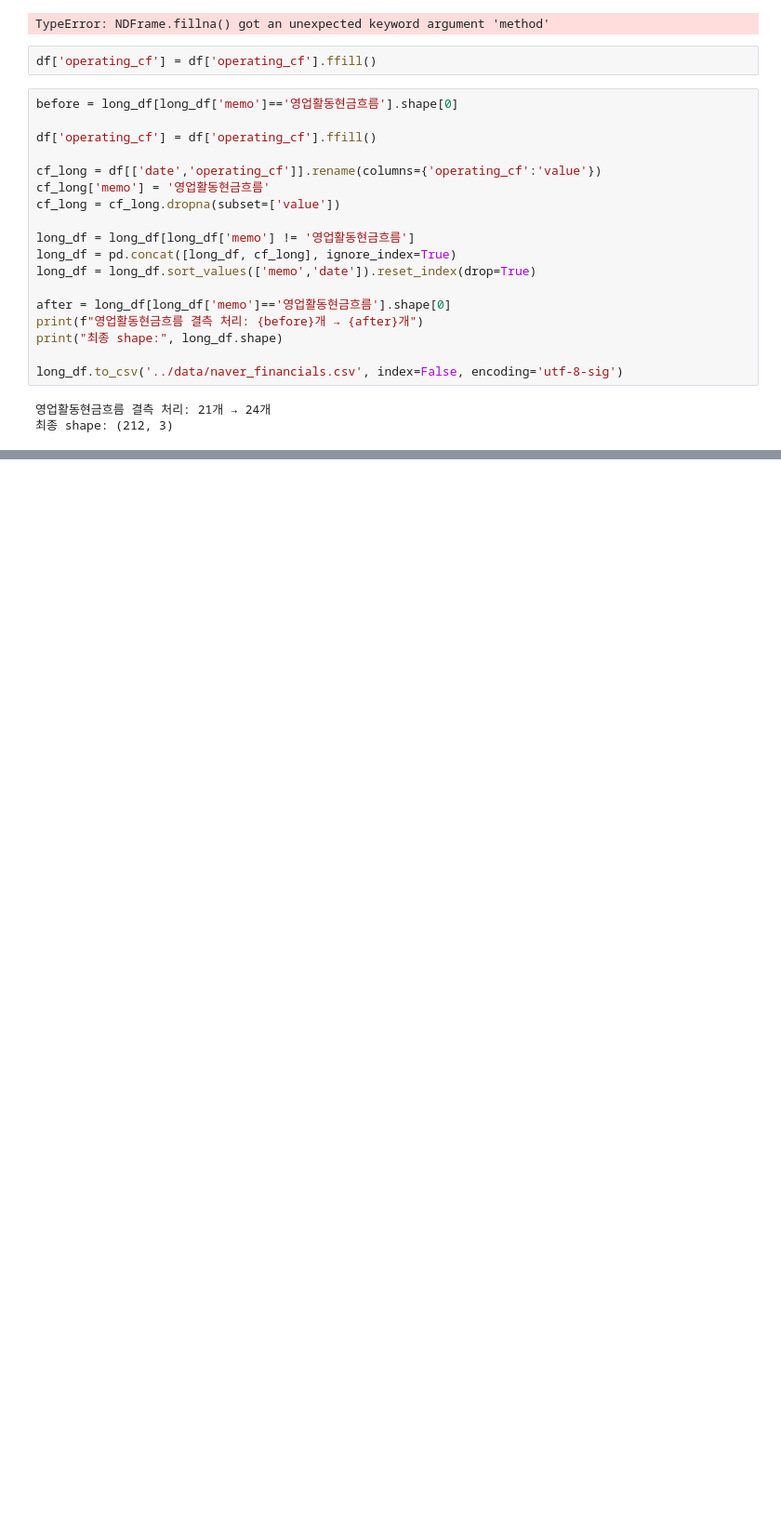
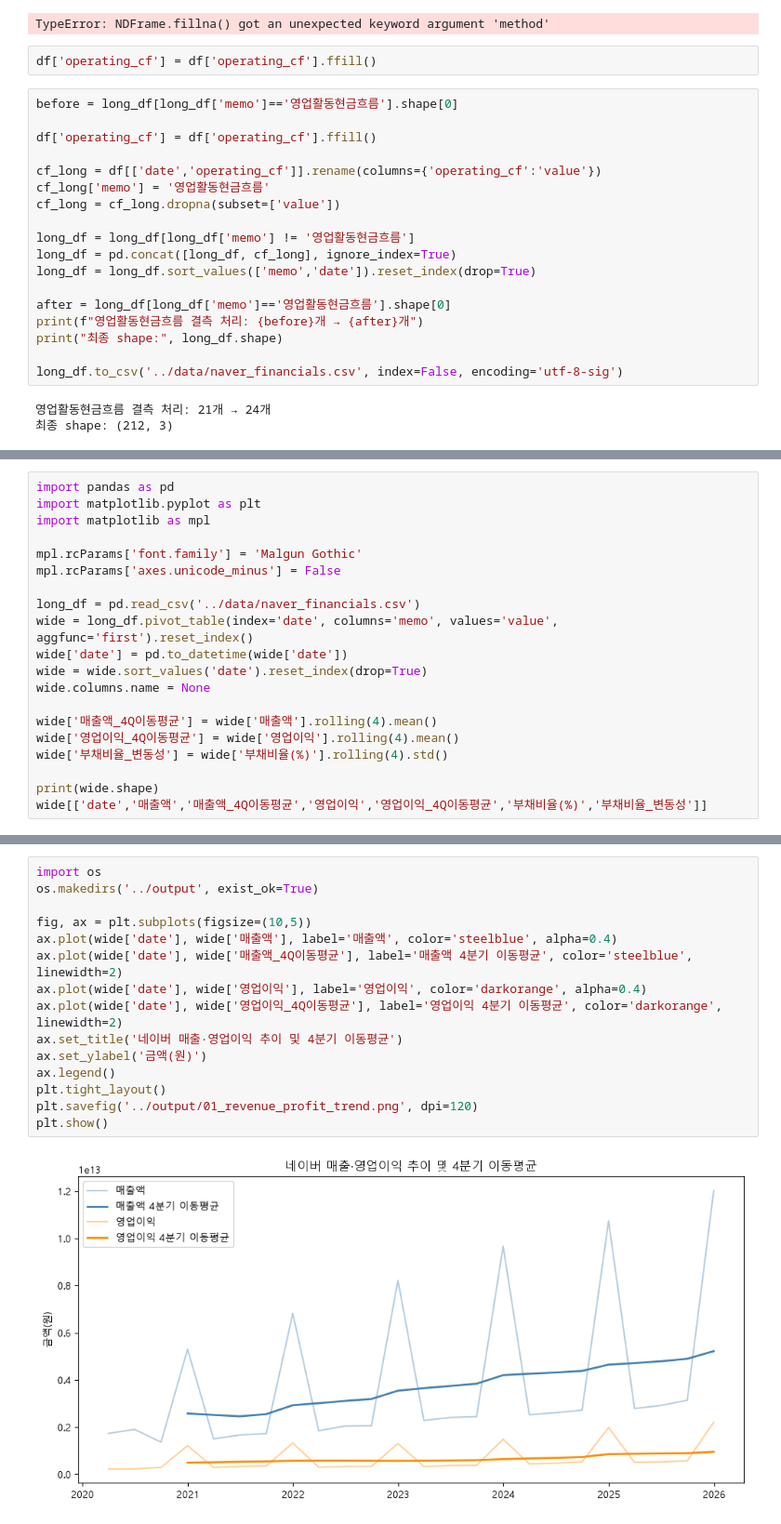
Before and after one commit to ilililililil4319/M1-2, a Jupyter notebook: notebook/prepare_data.ipynb, the cells around one changed output, grey strips where cells are left out. Shown at 93% size. Drawn from its saved outputs; the diff is of its cells as text; blank space fills up the shorter version.

Commit message:
feat: time series analysis and visualization (3 charts)

```diff
--- a/notebook/prepare_data.ipynb
+++ b/notebook/prepare_data.ipynb
@@ -670,0 +727,20 @@ long_df.to_csv('../data/naver_financials.csv', index=False, encoding='utf-8-sig'
+# %%
+import pandas as pd
+import matplotlib.pyplot as plt
+import matplotlib as mpl
+
+mpl.rcParams['font.family'] = 'Malgun Gothic'
+mpl.rcParams['axes.unicode_minus'] = False
+
+long_df = pd.read_csv('../data/naver_financials.csv')
+wide = long_df.pivot_table(index='date', columns='memo', values='value', aggfunc='first').reset_index()
+wide['date'] = pd.to_datetime(wide['date'])
+wide = wide.sort_values('date').reset_index(drop=True)
+wide.columns.name = None
+
+wide['매출액_4Q이동평균'] = wide['매출액'].rolling(4).mean()
+wide['영업이익_4Q이동평균'] = wide['영업이익'].rolling(4).mean()
+wide['부채비율_변동성'] = wide['부채비율(%)'].rolling(4).std()
+
+print(wide.shape)
+wide[['date','매출액','매출액_4Q이동평균','영업이익','영업이익_4Q이동평균','부채비율(%)','부채비율_변동성']]
@@ -670,0 +766,17 @@ long_df.to_csv('../data/naver_financials.csv', index=False, encoding='utf-8-sig'
+# %%
+import os
+os.makedirs('../output', exist_ok=True)
+
+fig, ax = plt.subplots(figsize=(10,5))
+ax.plot(wide['date'], wide['매출액'], label='매출액', color='steelblue', alpha=0.4)
+ax.plot(wide['date'], wide['매출액_4Q이동평균'], label='매출액 4분기 이동평균', color='steelblue', linewidth=2)
+ax.plot(wide['date'], wide['영업이익'], label='영업이익', color='darkorange', alpha=0.4)
+ax.plot(wide['date'], wide['영업이익_4Q이동평균'], label='영업이익 4분기 이동평균', color='darkorange', linewidth=2)
+ax.set_title('네이버 매출·영업이익 추이 및 4분기 이동평균')
+ax.set_ylabel('금액(원)')
+ax.legend()
+plt.tight_layout()
+plt.savefig('../output/01_revenue_profit_trend.png', dpi=120)
+plt.show()
+# %% [output]
+[figure, added]
```
Also changed, not shown: parts of 6 cells of this notebook, 12 other files.
